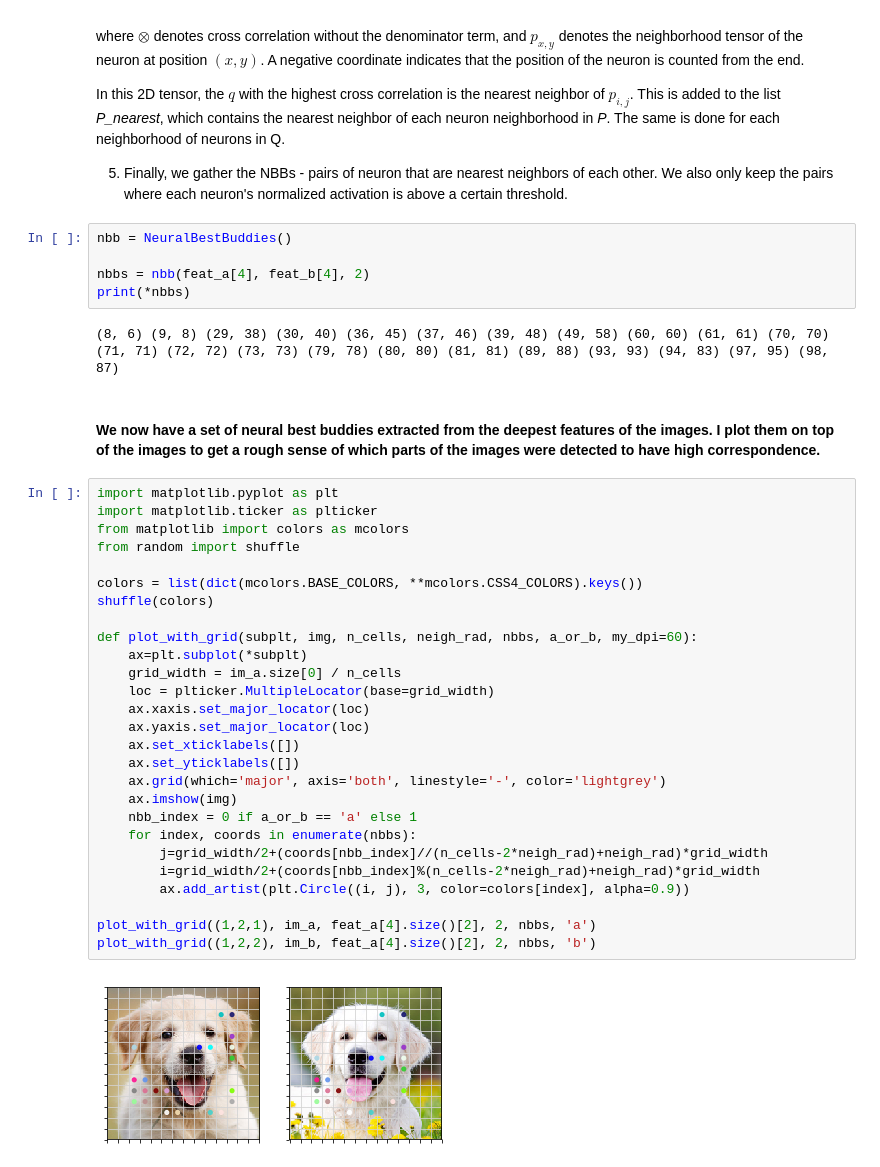
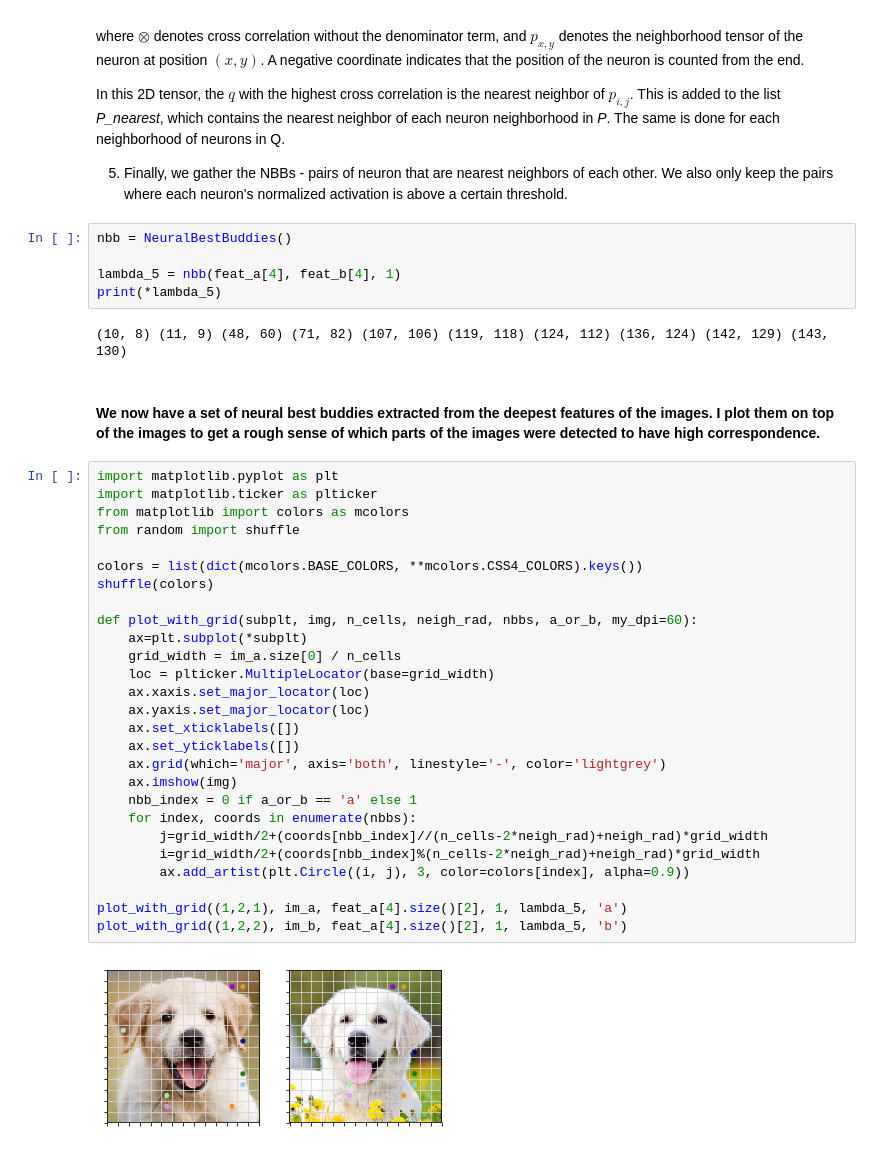
Before and after one commit to jackiexubm/NBB-Pytorch, a Jupyter notebook: neural_best_buddies.ipynb, the cells around one changed output. Cells and saved outputs as stored; diff of their text form.

```diff
--- a/neural_best_buddies.ipynb
+++ b/neural_best_buddies.ipynb
@@ -221,39 +221,39 @@ p_{i,j}	\otimes q_{-1,1} & p_{i,j} \otimes q_{-1,2} & \dots & p_{i,j} \otimes q_
 # %%
 nbb = NeuralBestBuddies()
 
-nbbs = nbb(feat_a[4], feat_b[4], 2)
-print(*nbbs)
+lambda_5 = nbb(feat_a[4], feat_b[4], 1)
+print(*lambda_5)
 # %% [output]
-(8, 6) (9, 8) (29, 38) (30, 40) (36, 45) (37, 46) (39, 48) (49, 58) (60, 60) (61, 61) (70, 70) (71, 71) (72, 72) (73, 73) (79, 78) (80, 80) (81, 81) (89, 88) (93, 93) (94, 83) (97, 95) (98, 87)
+(10, 8) (11, 9) (48, 60) (71, 82) (107, 106) (119, 118) (124, 112) (136, 124) (142, 129) (143, 130)
 # %% [markdown]
 #### We now have a set of neural best buddies extracted from the deepest features of the images. I plot them on top of the images to get a rough sense of which parts of the images were detected to have high correspondence.
 # %%
 import matplotlib.pyplot as plt
 import matplotlib.ticker as plticker
 from matplotlib import colors as mcolors
 from random import shuffle
 
 colors = list(dict(mcolors.BASE_COLORS, **mcolors.CSS4_COLORS).keys())
 shuffle(colors)
 
 def plot_with_grid(subplt, img, n_cells, neigh_rad, nbbs, a_or_b, my_dpi=60):
     ax=plt.subplot(*subplt)
     grid_width = im_a.size[0] / n_cells
     loc = plticker.MultipleLocator(base=grid_width)
     ax.xaxis.set_major_locator(loc)
     ax.yaxis.set_major_locator(loc)
     ax.set_xticklabels([])
     ax.set_yticklabels([])
     ax.grid(which='major', axis='both', linestyle='-', color='lightgrey')
     ax.imshow(img)
     nbb_index = 0 if a_or_b == 'a' else 1
     for index, coords in enumerate(nbbs):
         j=grid_width/2+(coords[nbb_index]//(n_cells-2*neigh_rad)+neigh_rad)*grid_width
         i=grid_width/2+(coords[nbb_index]%(n_cells-2*neigh_rad)+neigh_rad)*grid_width
         ax.add_artist(plt.Circle((i, j), 3, color=colors[index], alpha=0.9))
 
-plot_with_grid((1,2,1), im_a, feat_a[4].size()[2], 2, nbbs, 'a')
-plot_with_grid((1,2,2), im_b, feat_a[4].size()[2], 2, nbbs, 'b')
+plot_with_grid((1,2,1), im_a, feat_a[4].size()[2], 1, lambda_5, 'a')
+plot_with_grid((1,2,2), im_b, feat_a[4].size()[2], 1, lambda_5, 'b')
 # %% [output]
-[figure, old version]
+[figure, new version]
 # %% [markdown]
```
Also changed, not shown: parts of 4 cells of this notebook.
